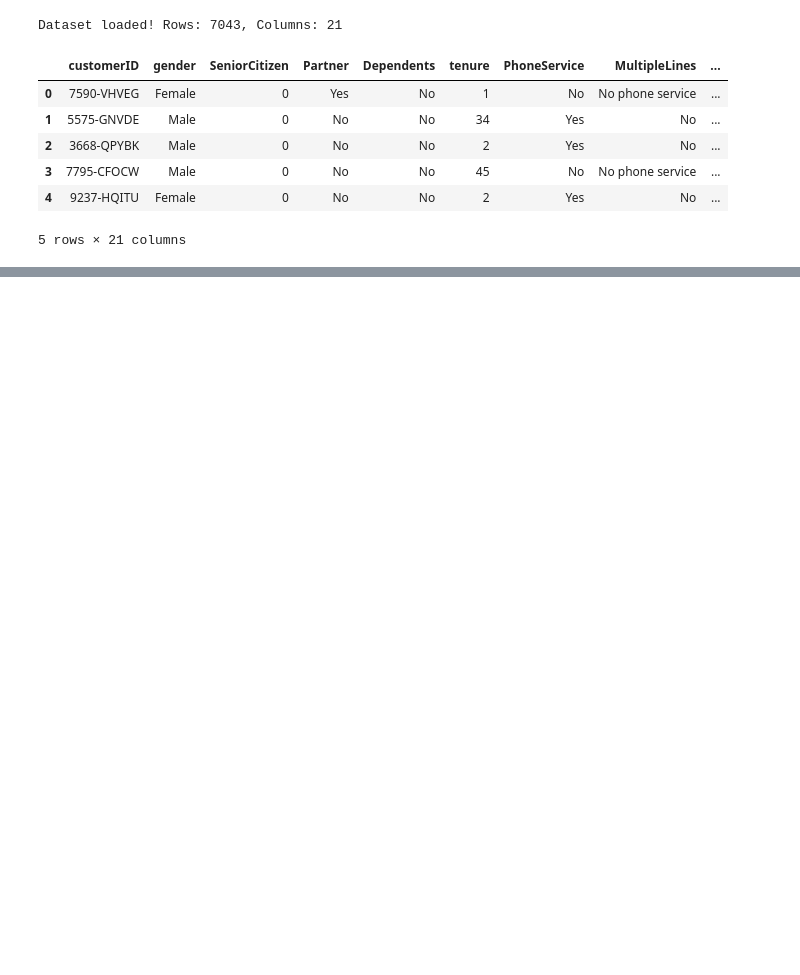
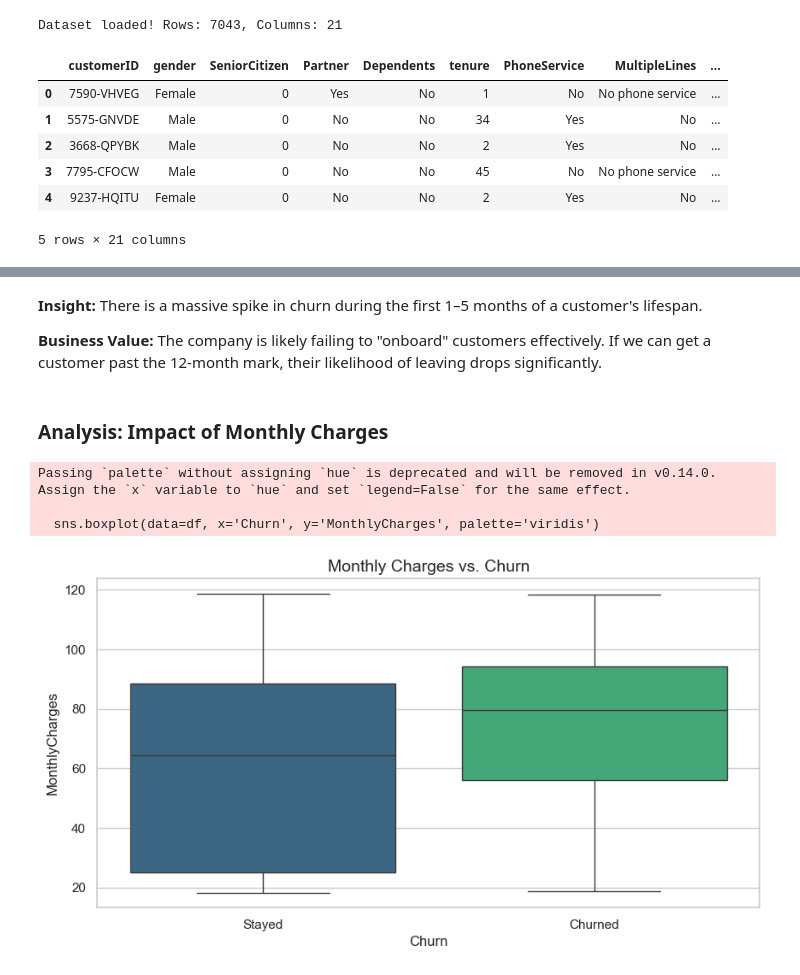
Before and after one commit to JJaures10/telecom-customer-churn-prediction, a Jupyter notebook: notebooks/01_exploration.ipynb, the cells around one changed output, grey strips where cells are left out. Cells and saved outputs as stored; diff of their text form; code cells hidden in the pictures; blank space fills up the shorter version.

```diff
--- a/notebooks/01_exploration.ipynb
+++ b/notebooks/01_exploration.ipynb
@@ -17,0 +208,17 @@ Dataset loaded! Rows: 7043, Columns: 21
+# %% [markdown]
+**Insight:** There is a massive spike in churn during the first 1–5 months of a customer's lifespan.
+
+**Business Value:** The company is likely failing to "onboard" customers effectively. If we can get a customer past the 12-month mark, their likelihood of leaving drops significantly.
+# %% [markdown]
+### Analysis: Impact of Monthly Charges
+# %%
+plt.figure(figsize=(10, 5))
+sns.boxplot(data=df, x='Churn', y='MonthlyCharges', palette='viridis')
+plt.title('Monthly Charges vs. Churn', fontsize=14)
+plt.xticks([0, 1], ['Stayed', 'Churned'])
+plt.show()
+# %% [output]
+Passing `palette` without assigning `hue` is deprecated and will be removed in v0.14.0. Assign the `x` variable to `hue` and set `legend=False` for the same effect.
+
+  sns.boxplot(data=df, x='Churn', y='MonthlyCharges', palette='viridis')
+[figure, added]
```
Also changed, not shown: parts of 31 cells of this notebook.
